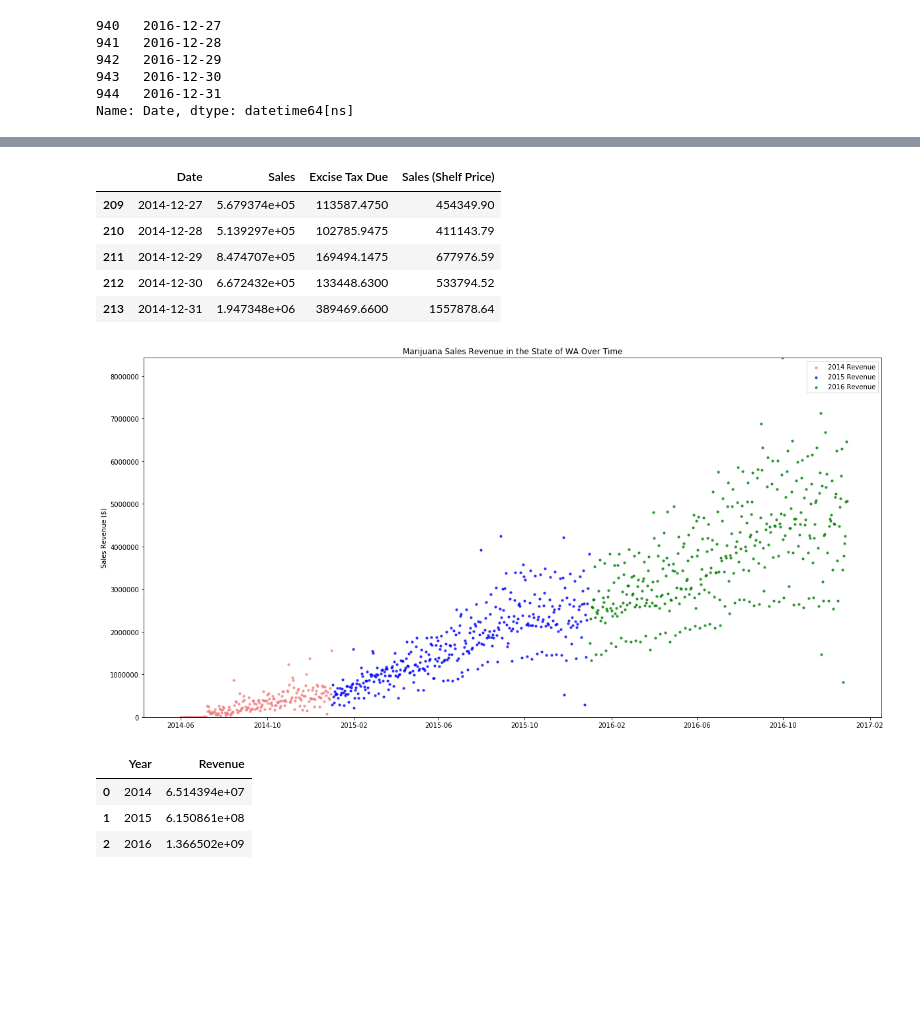
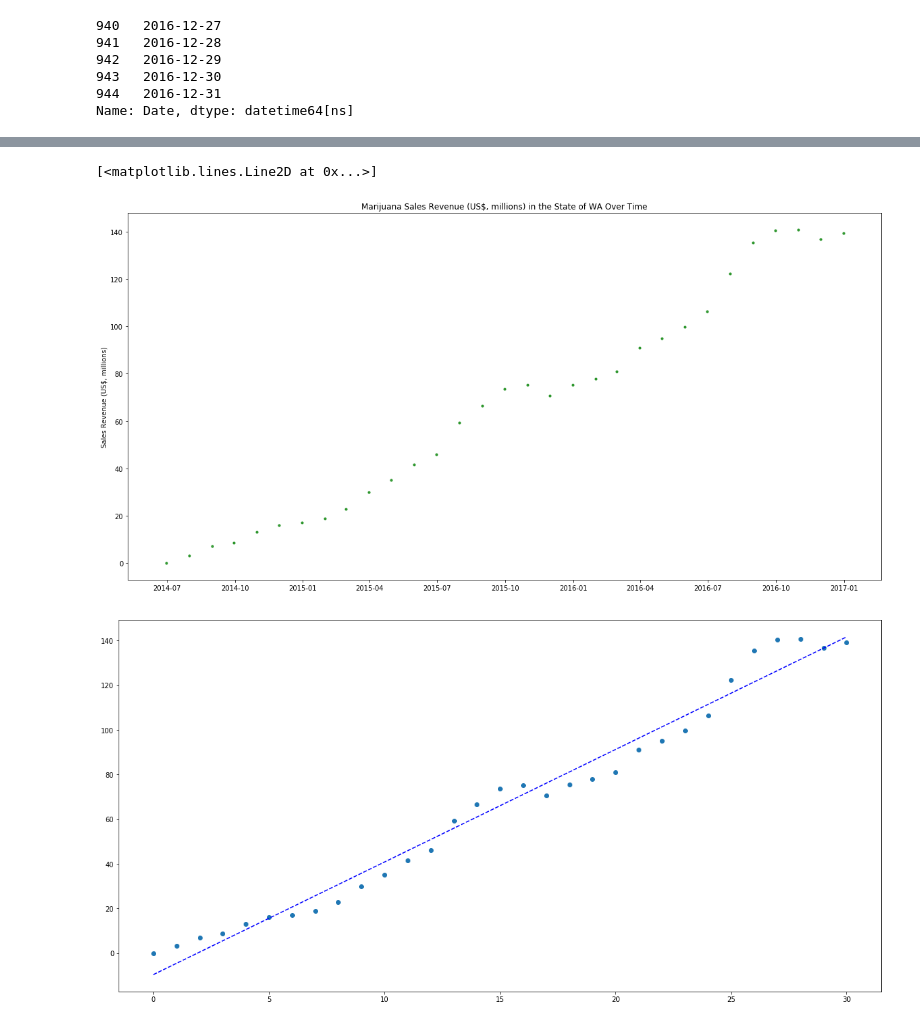
Before and after one commit to accacheung/MAKVL, a Jupyter notebook: vchou/WA_revenue.ipynb, the cells around one changed output, grey strips where cells are left out. Saved outputs shown, nothing was run; the diff lists cells and outputs as text; code cells hidden in the pictures; blank space fills up the shorter version.

Commit message:
WA revenue over time ver. 2

```diff
--- a/vchou/WA_revenue.ipynb
+++ b/vchou/WA_revenue.ipynb
@@ -30,3 +31,6 @@ revenue_df["Date"].tail()
 943   2016-12-30
 944   2016-12-31
 Name: Date, dtype: datetime64[ns]
+# %%
+revenue_date_index = revenue_df.set_index("Date")
+revenue_date_index.head()
@@ -32,0 +45,3 @@ Name: Date, dtype: datetime64[ns]
+# %%
+revenue_date_groupby = revenue_date_index.groupby(pd.Grouper(freq='M'))["Sales (Shelf Price)"].sum()
+revenue_date_groupby.head()
@@ -32,0 +56,26 @@ Name: Date, dtype: datetime64[ns]
+# %%
+monthly_revenue_df = pd.DataFrame({"Sales Revenue": revenue_date_groupby})
+monthly_revenue_df = monthly_revenue_df.reset_index()
+# %%
+dates_x_axis = monthly_revenue_df["Date"].tolist()
+revenue_y_axis= (monthly_revenue_df["Sales Revenue"]/1000000).tolist()
+
+plt.scatter(dates_x_axis, revenue_y_axis, s =10, c = 'green', alpha=0.75)
+
+plt.title("Marijuana Sales Revenue (US$, millions) in the State of WA Over Time")
+#plt.xlabel("Date (Since First Sale of Marijuana)")
+plt.ylabel("Sales Revenue (US$, millions)")
+
+plt.rc('figure', figsize = (20,10))
+
+x_axis = np.arange(0,len(dates_x_axis),1)
+(slope, intercept, _, _, _) = linregress(x_axis, revenue_y_axis)
+fit = slope * x_axis + intercept
+
+fig, ax = plt.subplots()
+ax.plot(x_axis, revenue_y_axis, linewidth=0, marker='o')
+ax.plot(x_axis, fit, 'b--')
+# %% [output]
+[<matplotlib.lines.Line2D at 0x...>]
+[figure, added]
+[figure, added]
@@ -41,14 +101,8 @@ revenue_2015_df = revenue_df.loc[dates_2015]
 revenue_2016_df = revenue_df.loc[dates_2016]
 
 revenue_2014_df.tail()
-# %% [output]
-|  | Date | Sales | Excise Tax Due | Sales (Shelf Price) |
-| 209 | 2014-12-27 | 5.679374e+05 | 113587.4750 | 454349.90 |
-| 210 | 2014-12-28 | 5.139297e+05 | 102785.9475 | 411143.79 |
-| 211 | 2014-12-29 | 8.474707e+05 | 169494.1475 | 677976.59 |
-| 212 | 2014-12-30 | 6.672432e+05 | 133448.6300 | 533794.52 |
-| 213 | 2014-12-31 | 1.947348e+06 | 389469.6600 | 1557878.64 |
 # %%
+#Scatter plot of sales revenue in the State of WA for each day over time
 dates_2014 = revenue_2014_df["Date"].tolist()
 sales_2014 = revenue_2014_df["Sales (Shelf Price)"]
 
@@ -69,8 +123,6 @@ plt.legend((scatter_2014, scatter_2015, scatter_2016), ('2014 Revenue', '2015 Re
 
 plt.ylim(0,max(sales_2016)+5)
 plt.rc('figure', figsize = (20,10))
-# %% [output]
-[figure, removed]
 # %%
 #Sum of Sales(Shelf Price) for each year to find total revenue per year
 revenue_2014_sum = revenue_2014_df["Sales (Shelf Price)"].sum()
@@ -82,8 +134,3 @@ revenue_sum_df = pd.DataFrame({
     "Revenue": [revenue_2014_sum, revenue_2015_sum, revenue_2016_sum]})
 
 revenue_sum_df
-# %% [output]
-|  | Year | Revenue |
-| 0 | 2014 | 6.514394e+07 |
-| 1 | 2015 | 6.150861e+08 |
-| 2 | 2016 | 1.366502e+09 |
```
Also changed, not shown: parts of 6 cells of this notebook.
